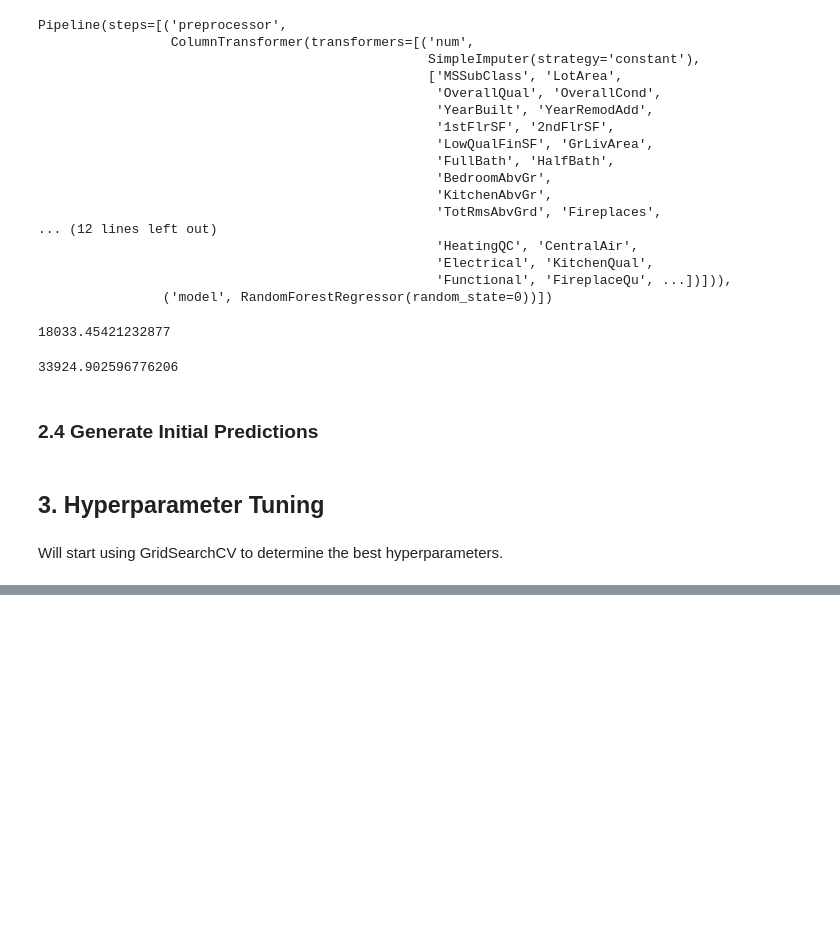
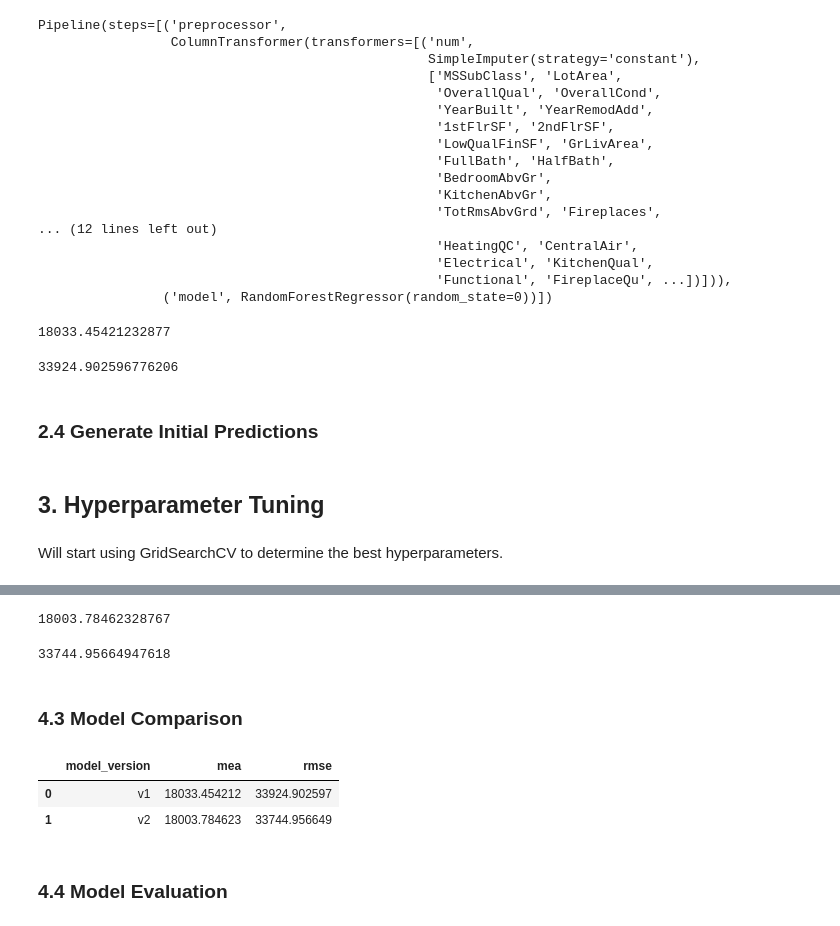
Before and after one commit to Mark-Barbaric/Kaggle, a Jupyter notebook: housing/housing_workbook_v1.ipynb, the cells around one changed output, grey strips where cells are left out. Cells and saved outputs as stored; diff of their text form; code cells hidden in the pictures; blank space fills up the shorter version.

Commit message:
AP-13 - looking at improving the data preprocessing to improve current model performance.

```diff
--- a/housing/housing_workbook_v1.ipynb
+++ b/housing/housing_workbook_v1.ipynb
@@ -385,0 +389,2 @@ rmse_2
+# %%
+clf_updated.fit(X_train, y_train)
@@ -385,0 +409,23 @@ rmse_2
+# %%
+pred_updated = clf_updated.predict(X_valid)
+# %%
+mea_updated = mean_absolute_error(y_valid, pred_updated)
+mea_updated
+# %% [output]
+18003.78462328767
+# %%
+rmse_updated = root_mean_squared_error(y_valid, pred_updated)
+rmse_updated
+# %% [output]
+33744.95664947618
+# %% [markdown]
+### 4.3 Model Comparison
+# %%
+model_comparison = pd.DataFrame([['v1', mea, rmse], ['v2', mea_updated, rmse_updated]], columns=['model_version', 'mea', 'rmse'])
+model_comparison
+# %% [output]
+|  | model_version | mea | rmse |
+| 0 | v1 | 18033.454212 | 33924.902597 |
+| 1 | v2 | 18003.784623 | 33744.956649 |
+# %% [markdown]
+### 4.4 Model Evaluation
```
Also changed, not shown: parts of 40 cells of this notebook.
